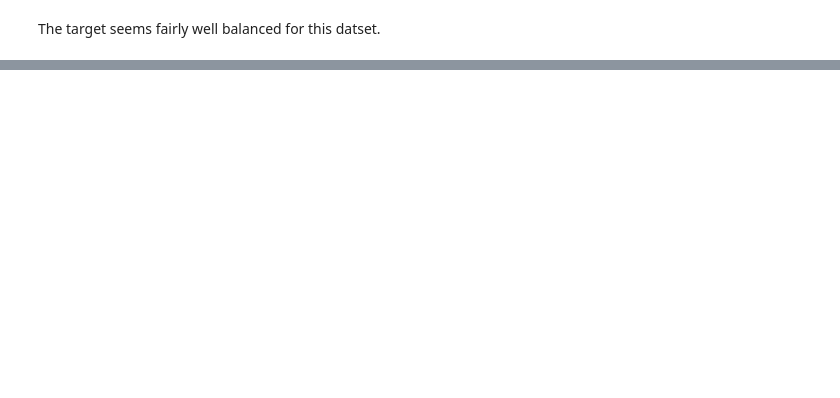
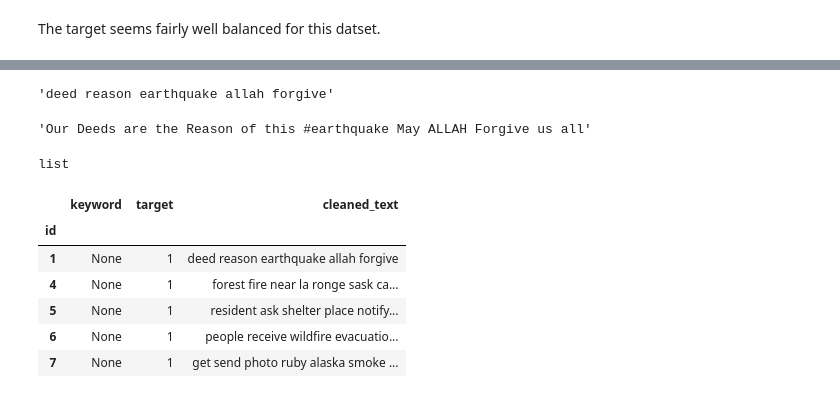
Before and after one commit to Kashiwaba23/disaster_tweets, a Jupyter notebook: data_processing.ipynb, the cells around one changed output, grey strips where cells are left out. Cells and saved outputs as stored; diff of their text form; code cells hidden in the pictures; blank space fills up the shorter version.

```diff
--- a/data_processing.ipynb
+++ b/data_processing.ipynb
@@ -149,0 +104,47 @@ train_data.head(2)
+# %%
+model = spacy.load('en_core_web_sm')
+# %%
+cleaner = Cleaner(
+    model,
+    # remove stopwords
+    processing.remove_stopword_token,
+    # remove any urls
+    processing.remove_url_token,
+    # remove any email addresses
+    processing.remove_email_token,
+    # remove punctuation
+    processing.remove_punctuation_token,
+    # remove numbers
+    processing.remove_number_token,
+    # lemmatize the text
+    processing.mutate_lemma_token,
+)
+# %%
+test = train_data.iloc[0]['text']
+cleaned = cleaner.clean([test])
+cleaned[0].lower()
+# %% [output]
+'deed reason earthquake allah forgive'
+# %%
+test
+# %% [output]
+'Our Deeds are the Reason of this #earthquake May ALLAH Forgive us all'
+# %%
+cleaned_tweets = cleaner.clean(train_data['text'])
+type(cleaned_tweets)
+# %% [output]
+list
+# %%
+cleaned_tweets = [tweet.lower() for tweet in cleaned_tweets]
+# %%
+train_data['cleaned_text'] = cleaned_tweets
+train_data.drop(columns=['text'], inplace=True)
+train_data.head()
+# %% [output]
+|  | keyword | target | cleaned_text |
+| id |  |  |  |
+| 1 | None | 1 | deed reason earthquake allah forgive |
+| 4 | None | 1 | forest fire near la ronge sask ca... |
+| 5 | None | 1 | resident ask shelter place notify... |
+| 6 | None | 1 | people receive wildfire evacuatio... |
+| 7 | None | 1 | get send photo ruby alaska smoke ... |
```
Also changed, not shown: parts of 67 cells of this notebook, 1 other file.
